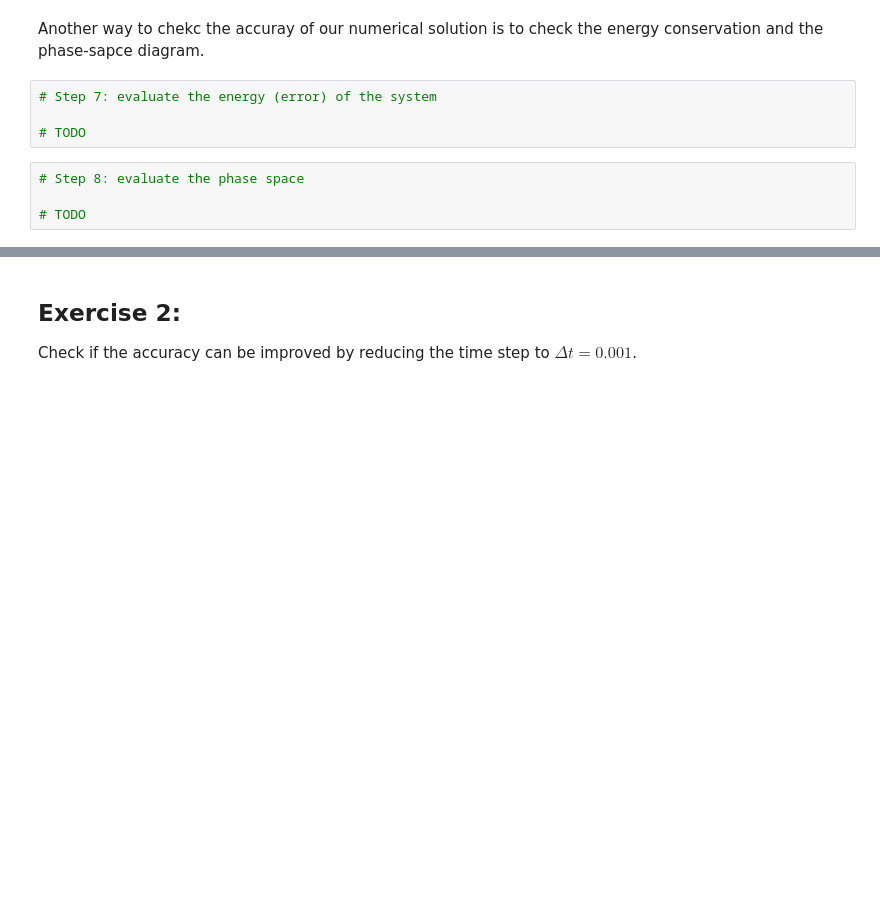
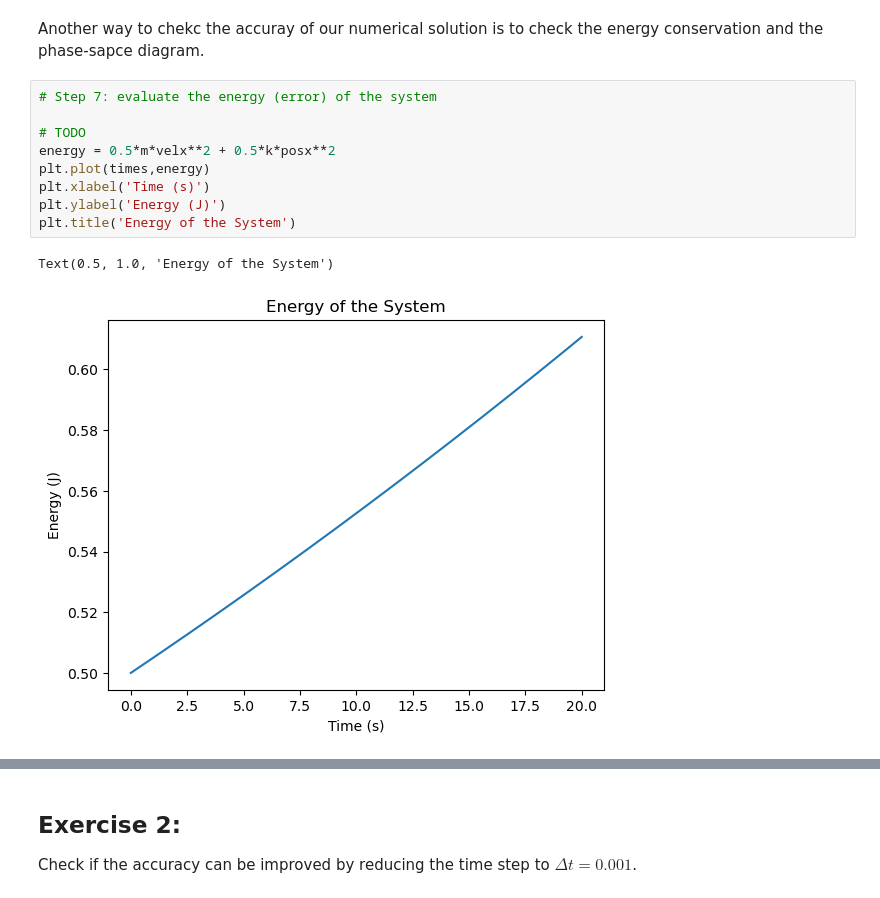
Before and after one commit to Jeff0105/computationalPhysics-112, a Jupyter notebook: project1/project1_demo1.ipynb, the cells around one changed output, grey strips where cells are left out. Drawn from its saved outputs; the diff is of its cells as text; blank space fills up the shorter version.

```diff
--- a/project1/project1_demo1.ipynb
+++ b/project1/project1_demo1.ipynb
@@ -101,10 +103,14 @@ plt.show()
 # %% [markdown]
 Another way to chekc the accuray of our numerical solution is to check the energy conservation and the phase-sapce diagram.
-# %%
-# Step 7: evaluate the energy (error) of the system
-
-# TODO
-# %%
-# Step 8: evaluate the phase space
-
-# TODO
+# %%
+# Step 7: evaluate the energy (error) of the system
+
+# TODO
+energy = 0.5*m*velx**2 + 0.5*k*posx**2
+plt.plot(times,energy)
+plt.xlabel('Time (s)')
+plt.ylabel('Energy (J)')
+plt.title('Energy of the System')
+# %% [output]
+Text(0.5, 1.0, 'Energy of the System')
+[figure, added]
```
Also changed, not shown: parts of 4 cells of this notebook.
